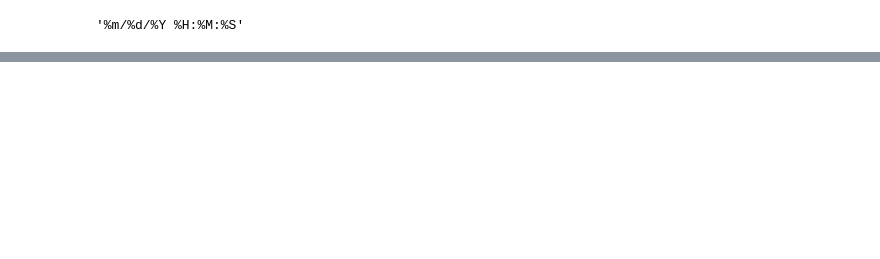
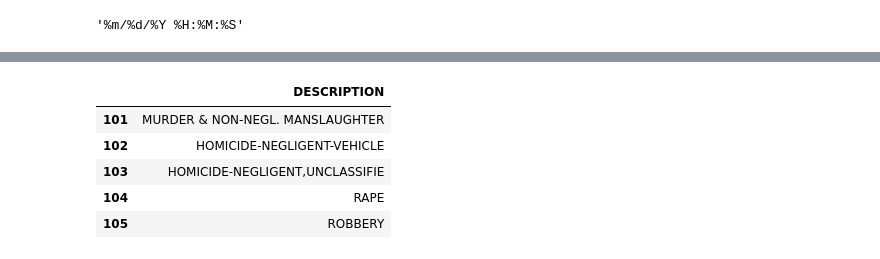
Before and after one commit to yw1234/big-data-project, a Jupyter notebook: Data_cleaning.ipynb, the cells around one changed output, grey strips where cells are left out. Drawn from its saved outputs; the diff is of its cells as text; code cells hidden in the pictures; blank space fills up the shorter version.

```diff
--- a/Data_cleaning.ipynb
+++ b/Data_cleaning.ipynb
@@ -207,0 +351,3 @@ defaultdict(int,
+# %%
+KY_CD_DESC = lines.map(lambda x:x[6]+'/t'+x[7])
+KY_CD_count = KY_CD_DESC.countByValue()
@@ -207,0 +374,30 @@ defaultdict(int,
+# %%
+# Create new table that maps KY_CD code to unique description
+import collections
+KY_CD_map = collections.defaultdict()
+for key in KY_CD_count.keys():
+    pairs = key.split('/t')
+    if len(pairs[1])==0:
+        continue
+    else:
+        code = pairs[0]
+        description = pairs[1]
+        value = KY_CD_count[key]
+        if code in KY_CD_map.keys():
+            #print('code %s replicate!'%(code))
+            if value>KY_CD_map[code]:
+                KY_CD_map[code]=description
+        else:
+            KY_CD_map[code]=description
+# %%
+KY_CD_map_df = pd.DataFrame(KY_CD_map.values(),index=KY_CD_map.keys(),columns=['DESCRIPTION']).sort_index()
+# %%
+# The result dict is one-one
+KY_CD_map_df.head()
+# %% [output]
+|  | DESCRIPTION |
+| 101 | MURDER & NON-NEGL. MANSLAUGHTER |
+| 102 | HOMICIDE-NEGLIGENT-VEHICLE |
+| 103 | HOMICIDE-NEGLIGENT,UNCLASSIFIE |
+| 104 | RAPE |
+| 105 | ROBBERY |
```
Also changed, not shown: parts of 64 cells of this notebook, 1 other file.
